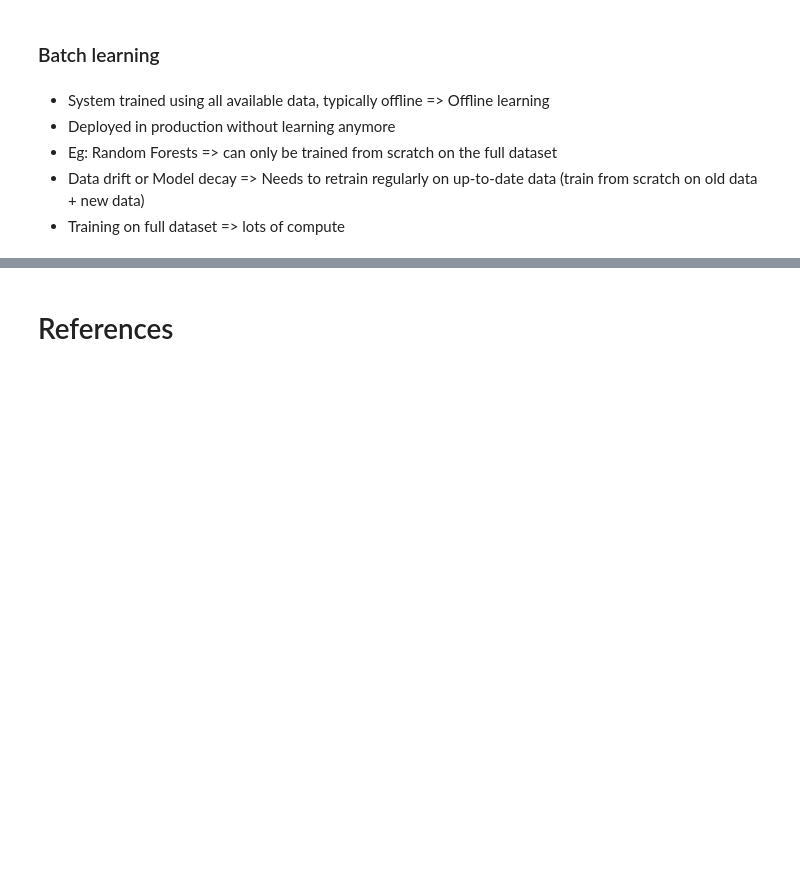
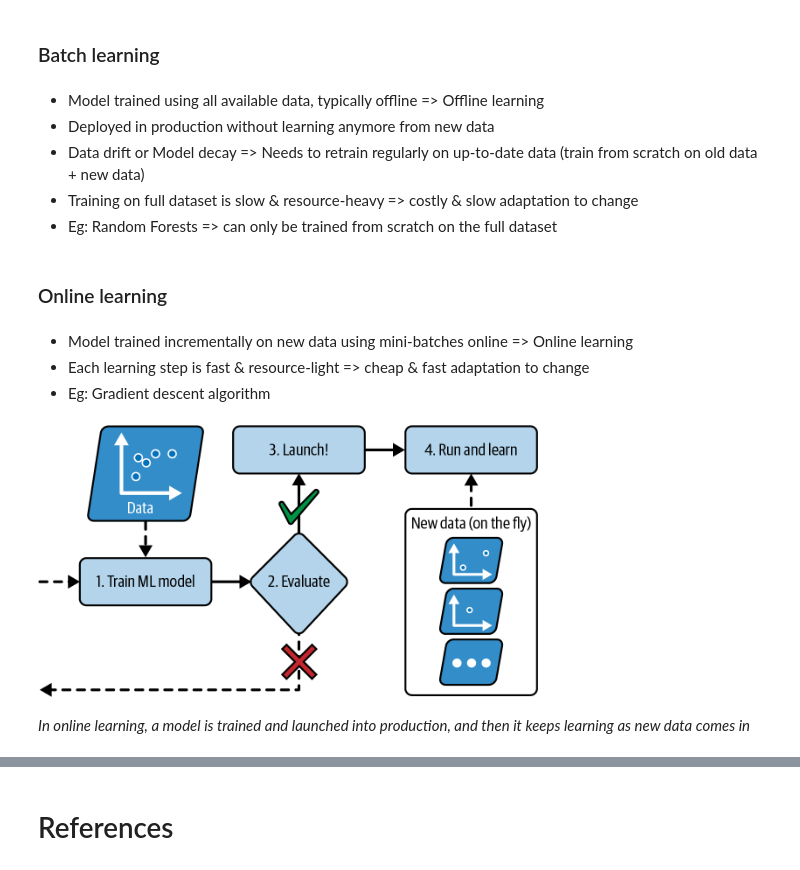
Before and after one commit to ancilcleetus/My-Learning-Journey-in-AI, a Jupyter notebook: Fundamentals-of-Machine-Learning/machine_learning_landscape.ipynb, the cells around one changed output, grey strips where cells are left out. Drawn from its saved outputs; the diff is of its cells as text; code cells hidden in the pictures; blank space fills up the shorter version.

Commit message:
Added Online learning under machine_learning_landscape.ipynb

```diff
--- a/Fundamentals-of-Machine-Learning/machine_learning_landscape.ipynb
+++ b/Fundamentals-of-Machine-Learning/machine_learning_landscape.ipynb
@@ -199,8 +200,21 @@ display(Markdown("*Reinforcement learning*"))
 # %% [markdown]
 ### Batch learning
 # %% [markdown]
-* System trained using all available data, typically offline => Offline learning
-* Deployed in production without learning anymore
+* Model trained using all available data, typically offline => Offline learning
+* Deployed in production without learning anymore from new data
+* Data drift or Model decay => Needs to retrain regularly on up-to-date data (train from scratch on old data + new data)
+* Training on full dataset is slow & resource-heavy => costly & slow adaptation to change
 * Eg: Random Forests => can only be trained from scratch on the full dataset
-* Data drift or Model decay => Needs to retrain regularly on up-to-date data (train from scratch on old data + new data)
-* Training on full dataset => lots of compute
+# %% [markdown]
+### Online learning
+# %% [markdown]
+* Model trained incrementally on new data using mini-batches online => Online learning
+* Each learning step is fast & resource-light => cheap & fast adaptation to change
+* Eg: Gradient descent algorithm
+# %%
+from IPython.display import Image, display, Markdown
+display(Image(filename="data/images/machine_learning_landscape_14.png", width=500))
+display(Markdown("*In online learning, a model is trained and launched into production, and then it keeps learning as new data comes in*"))
+# %% [output]
+[figure, added]
+*In online learning, a model is trained and launched into production, and then it keeps learning as new data comes in*
```
Also changed, not shown: parts of 2 cells of this notebook, 2 other files.
